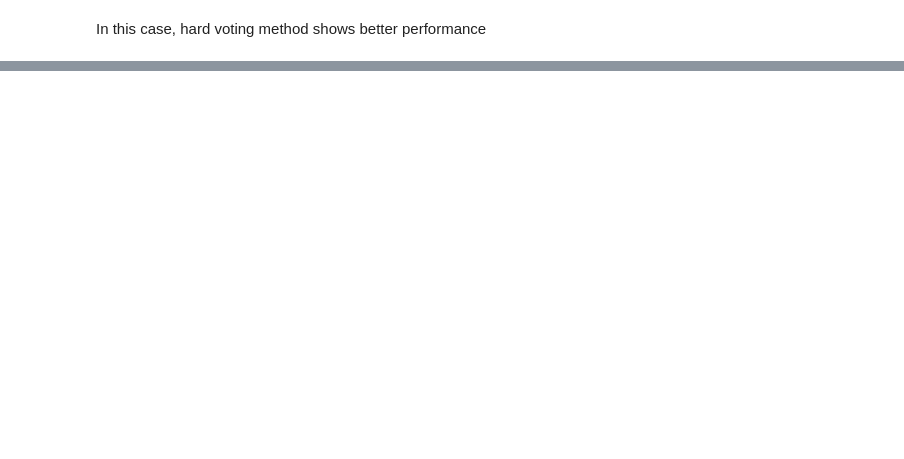
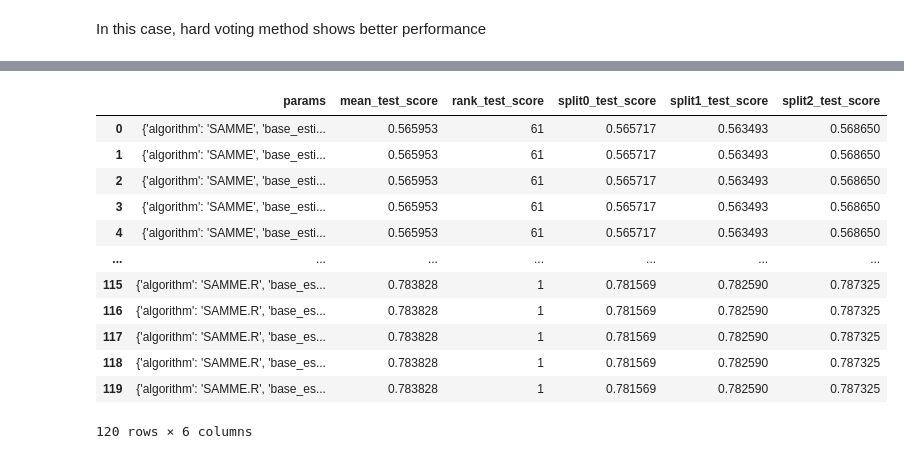
Before and after one commit to ykykyk112/machine_learning, a Jupyter notebook: sklearn_exercise/Ensemble_Learning.ipynb, the cells around one changed output, grey strips where cells are left out. Saved outputs shown, nothing was run; the diff lists cells and outputs as text; code cells hidden in the pictures; blank space fills up the shorter version.

Commit message:
2021.02.16 Ensemble Learning 실습 진행
- Stacking

```diff
--- a/sklearn_exercise/Ensemble_Learning.ipynb
+++ b/sklearn_exercise/Ensemble_Learning.ipynb
@@ -110,0 +271,6 @@ grid_search.fit(X_train, y_train)
+# %%
+from sklearn.ensemble import AdaBoostClassifier
+ada_clf = AdaBoostClassifier(random_state=42)
+ada_params = {'base_estimator' : [dt_clf, random_clf, mlp_clf, ext_clf], 'n_estimators' : [50, 100, 150], 'learning_rate' : [0.2, 0.4, 0.6, 0.8, 1.0], 'algorithm' : ['SAMME', 'SAMME.R']}
+grid_search = GridSearchCV(ada_clf, param_grid=ada_params, verbose=2, cv = 3)
+grid_search.fit(X_train, y_train)
@@ -110,0 +392,17 @@ grid_search.fit(X_train, y_train)
+# %%
+ada_score = pd.DataFrame(grid_search.cv_results_)
+ada_score[['params', 'mean_test_score', 'rank_test_score', 'split0_test_score','split1_test_score', 'split2_test_score']]
+# %% [output]
+|  | params | mean_test_score | rank_test_score | split0_test_score | split1_test_score | split2_test_score |
+| 0 | {'algorithm': 'SAMME', 'base_esti... | 0.565953 | 61 | 0.565717 | 0.563493 | 0.568650 |
+| 1 | {'algorithm': 'SAMME', 'base_esti... | 0.565953 | 61 | 0.565717 | 0.563493 | 0.568650 |
+| 2 | {'algorithm': 'SAMME', 'base_esti... | 0.565953 | 61 | 0.565717 | 0.563493 | 0.568650 |
+| 3 | {'algorithm': 'SAMME', 'base_esti... | 0.565953 | 61 | 0.565717 | 0.563493 | 0.568650 |
+| 4 | {'algorithm': 'SAMME', 'base_esti... | 0.565953 | 61 | 0.565717 | 0.563493 | 0.568650 |
+| ... | ... | ... | ... | ... | ... | ... |
+| 115 | {'algorithm': 'SAMME.R', 'base_es... | 0.783828 | 1 | 0.781569 | 0.782590 | 0.787325 |
+| 116 | {'algorithm': 'SAMME.R', 'base_es... | 0.783828 | 1 | 0.781569 | 0.782590 | 0.787325 |
+| 117 | {'algorithm': 'SAMME.R', 'base_es... | 0.783828 | 1 | 0.781569 | 0.782590 | 0.787325 |
+| 118 | {'algorithm': 'SAMME.R', 'base_es... | 0.783828 | 1 | 0.781569 | 0.782590 | 0.787325 |
+| 119 | {'algorithm': 'SAMME.R', 'base_es... | 0.783828 | 1 | 0.781569 | 0.782590 | 0.787325 |
+120 rows × 6 columns
```
Also changed, not shown: parts of 58 cells of this notebook.
